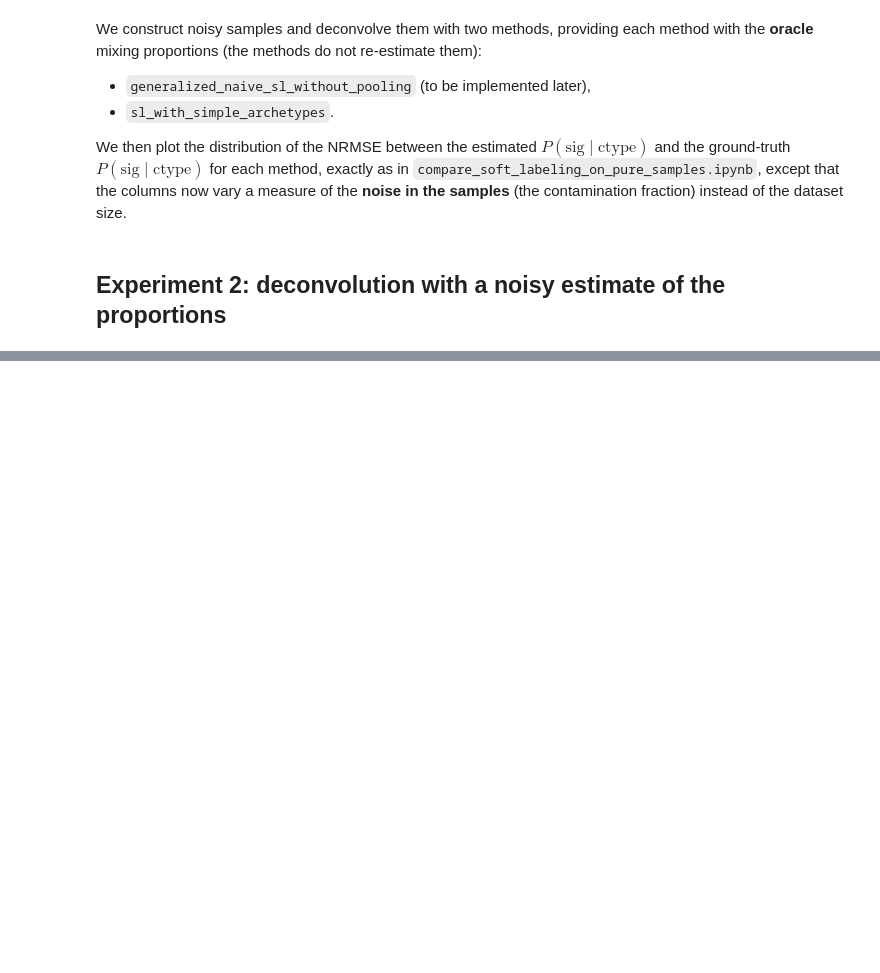
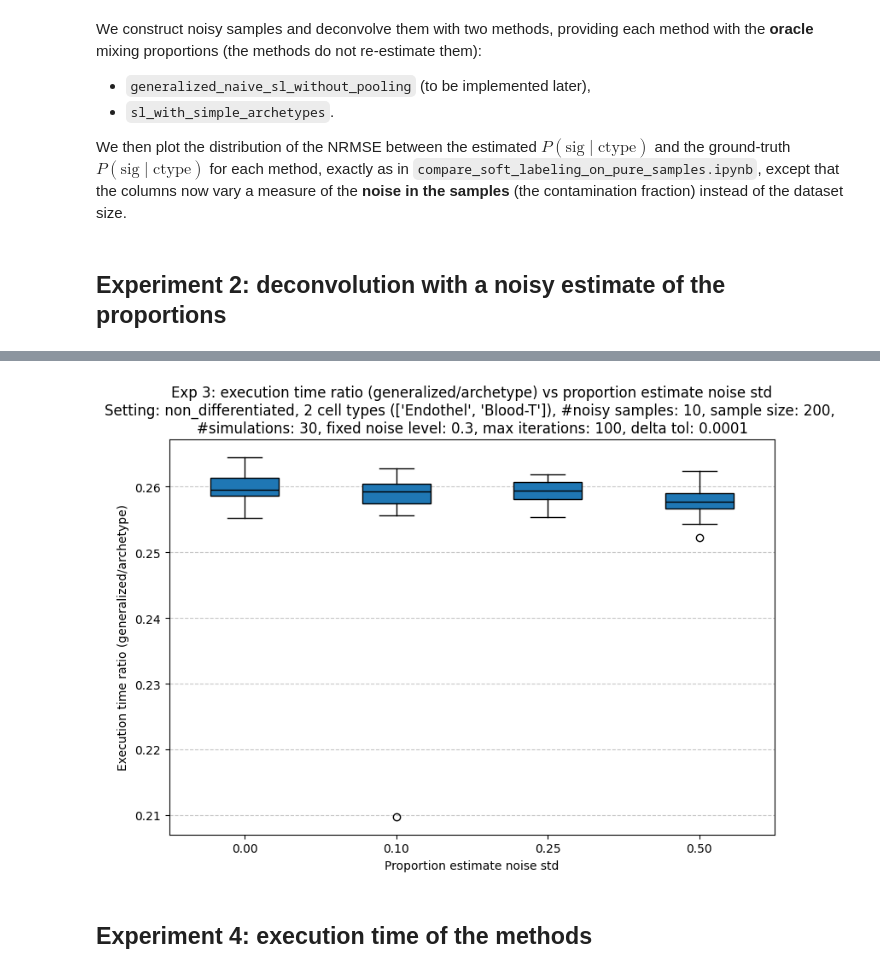
Before and after one commit to CompEpigen/syto, a Jupyter notebook: EDA/extract_soft_labels_from_noisy_samples/compare_soft_labeling_on_noisy_samples.ipynb, the cells around one changed output, grey strips where cells are left out. Saved outputs shown, nothing was run; the diff lists cells and outputs as text; code cells hidden in the pictures; blank space fills up the shorter version.

```diff
--- a/EDA/extract_soft_labels_from_noisy_samples/compare_soft_labeling_on_noisy_samples.ipynb
+++ b/EDA/extract_soft_labels_from_noisy_samples/compare_soft_labeling_on_noisy_samples.ipynb
@@ -780,0 +1306,39 @@ plt.show()
+# %%
+# Plot execution time ratios (generalized/archetype) for Experiment 3
+fig, ax = plt.subplots(figsize=(8, 6))
+data_to_plot = [
+    time_ratios_exp3_per_prop_noise[prop_noise]
+    for prop_noise in prop_estimate_noise_grid
+]
+bp = ax.boxplot(data_to_plot, patch_artist=True)
+for patch, color in zip(bp["boxes"], ["tab:blue"] * len(prop_estimate_noise_grid)):
+    patch.set_facecolor(color)
+for median in bp["medians"]:
+    median.set_color("black")
+ax.set_xticks(range(1, len(prop_estimate_noise_grid) + 1))
+ax.set_xticklabels([f"{prop_noise:.2f}" for prop_noise in prop_estimate_noise_grid])
+ax.set_xlabel("Proportion estimate noise std")
+ax.set_ylabel("Execution time ratio (generalized/archetype)")
+ax.set_title(
+    "Exp 3: execution time ratio (generalized/archetype) vs proportion estimate noise std"
+    f"\nSetting: {SETTING}, {N_CTYPES} cell types ({selected_ctypes}), "
+    f"#noisy samples: {N_NOISY_SAMPLES}, sample size: {SAMPLE_SIZE}, "
+    f"\n#simulations: {N_SIMULATIONS}, fixed noise level: {FIXED_NOISE_LEVEL}, "
+    f"max iterations: {MAX_NUM_ITERATIONS}, delta tol: {DELTA_TOL}"
+)
+ax.grid(axis="y", linestyle="--", alpha=0.7)
+plt.tight_layout()
+plt.savefig(
+    Path(
+        f"./output/noisy_samples_varying_prop_noise_time_ratio_setting={SETTING}_"
+        f"noisy-samples={N_NOISY_SAMPLES}_sample-size={SAMPLE_SIZE}_"
+        f"max-iterations={MAX_NUM_ITERATIONS}_delta-tol={DELTA_TOL}_"
+        f"fixed-noise-level={FIXED_NOISE_LEVEL}.pdf"
+    ),
+    bbox_inches="tight",
+)
+plt.show()
+# %% [output]
+[figure, added]
+# %% [markdown]
+## Experiment 4: execution time of the methods
```
Also changed, not shown: parts of 38 cells of this notebook, 1 other file.
